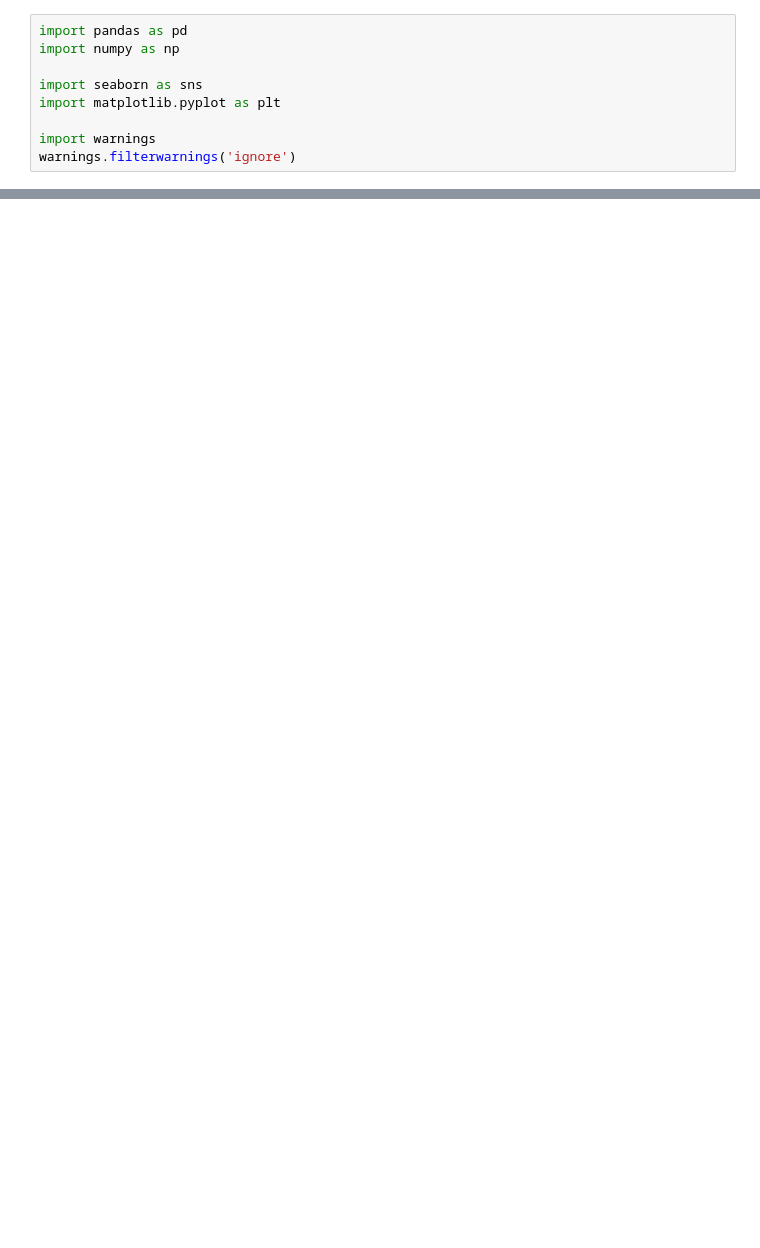
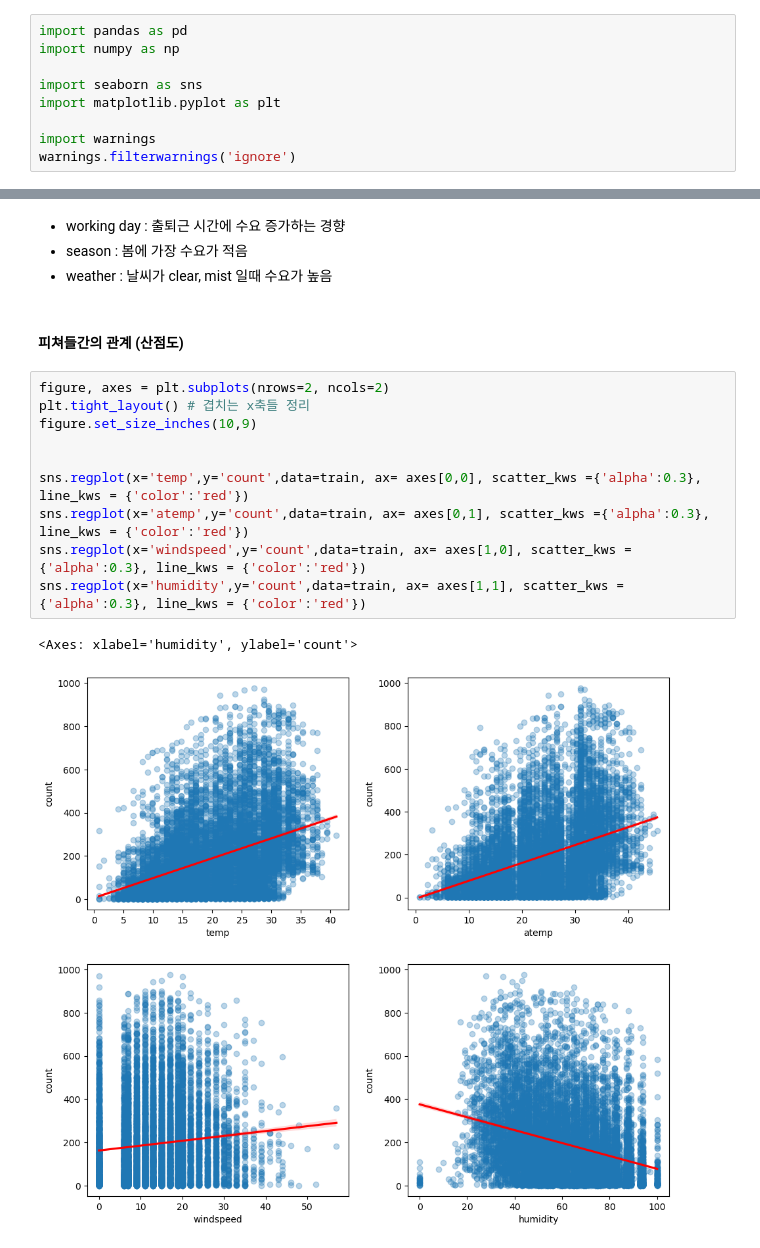
Before and after one commit to sin09135/TIL, a Jupyter notebook: Python/Python Data Analysis/Process_DataAnalysis.ipynb, the cells around one changed output, grey strips where cells are left out. Cells and saved outputs as stored; diff of their text form; blank space fills up the shorter version.

```diff
--- a/Python/Python Data Analysis/Process_DataAnalysis.ipynb
+++ b/Python/Python Data Analysis/Process_DataAnalysis.ipynb
@@ -49,0 +157,19 @@ train['Year'] = train['datetime'].apply(lambda x:x.split()[0].split('-')[0])
+# %% [markdown]
+- working day : 출퇴근 시간에 수요 증가하는 경향
+- season : 봄에 가장 수요가 적음
+- weather : 날씨가 clear, mist 일때 수요가 높음
+# %% [markdown]
+#### 피쳐들간의 관계 (산점도)
+# %%
+figure, axes = plt.subplots(nrows=2, ncols=2)
+plt.tight_layout() # 겹치는 x축들 정리
+figure.set_size_inches(10,9)
+
+
+sns.regplot(x='temp',y='count',data=train, ax= axes[0,0], scatter_kws ={'alpha':0.3}, line_kws = {'color':'red'})
+sns.regplot(x='atemp',y='count',data=train, ax= axes[0,1], scatter_kws ={'alpha':0.3}, line_kws = {'color':'red'})
+sns.regplot(x='windspeed',y='count',data=train, ax= axes[1,0], scatter_kws ={'alpha':0.3}, line_kws = {'color':'red'})
+sns.regplot(x='humidity',y='count',data=train, ax= axes[1,1], scatter_kws ={'alpha':0.3}, line_kws = {'color':'red'})
+# %% [output]
+<Axes: xlabel='humidity', ylabel='count'>
+[figure, added]
```
Also changed, not shown: parts of 32 cells of this notebook, 3 other files.
